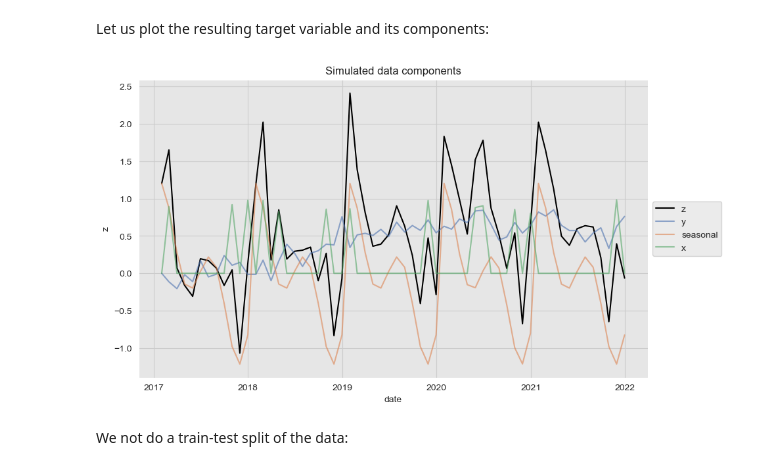
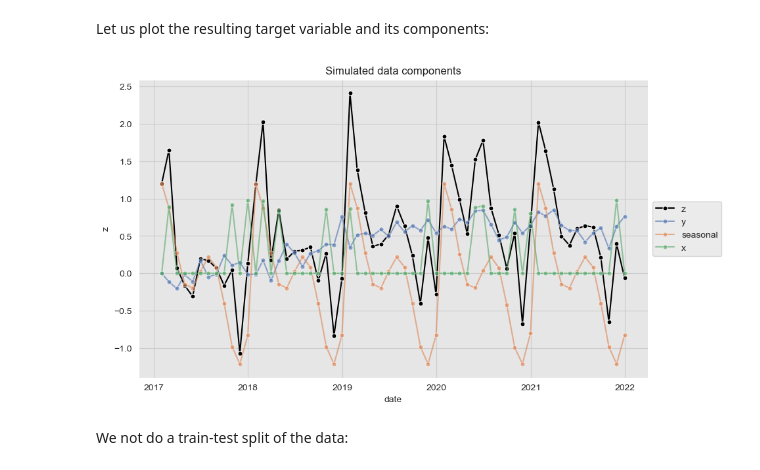
Before and after one commit to juanitorduz/btsa, a Jupyter notebook: python/intro_forecasting/unobserved_components.ipynb, the cells around one changed output. Drawn from its saved outputs; the diff is of its cells as text; code cells hidden in the pictures.

```diff
--- a/python/intro_forecasting/unobserved_components.ipynb
+++ b/python/intro_forecasting/unobserved_components.ipynb
@@ -228,14 +231,14 @@ data_df['z'] = data_df['y'] + data_df['x'] + data_df['s']
 Let us plot the resulting target variable and its components:
 # %%
 fig, ax = plt.subplots()
-sns.lineplot(x='date', y='z', data=data_df, color='black', label='z', ax=ax)
-sns.lineplot(x='date', y='y', data=data_df, color=sns_c[0], alpha=0.6, label='y', ax=ax)
-sns.lineplot(x='date', y='s', data=data_df, color=sns_c[1], alpha=0.6, label='seasonal', ax=ax)
-sns.lineplot(x='date', y='x', data=data_df, color=sns_c[2], alpha=0.6, label='x', ax=ax)
+sns.lineplot(x='date', y='z', data=data_df, marker='o', markersize=5, color='black', label='z', ax=ax)
+sns.lineplot(x='date', y='y', data=data_df, marker='o', markersize=5, color=sns_c[0], alpha=0.6, label='y', ax=ax)
+sns.lineplot(x='date', y='s', data=data_df, marker='o', markersize=5, color=sns_c[1], alpha=0.6, label='seasonal', ax=ax)
+sns.lineplot(x='date', y='x', data=data_df, marker='o', markersize=5, color=sns_c[2], alpha=0.6, label='x', ax=ax)
 ax.legend(loc='center left', bbox_to_anchor=(1, 0.5))
 ax.set(title='Simulated data components');
 # %% [output]
-[figure, old version]
+[figure, new version]
 # %%
 # Set date as index.
 data_df.set_index('date', inplace=True)
```
Also changed, not shown: parts of 7 cells of this notebook.
